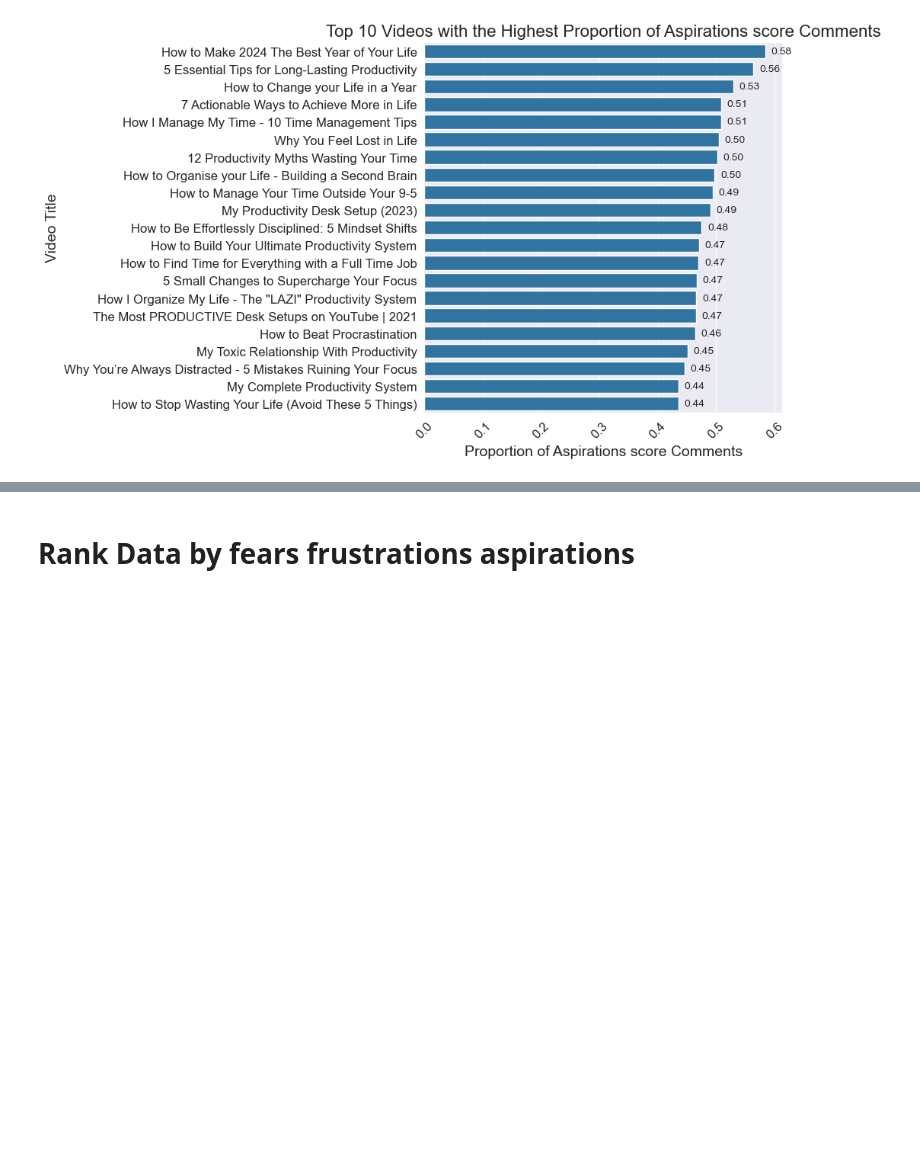
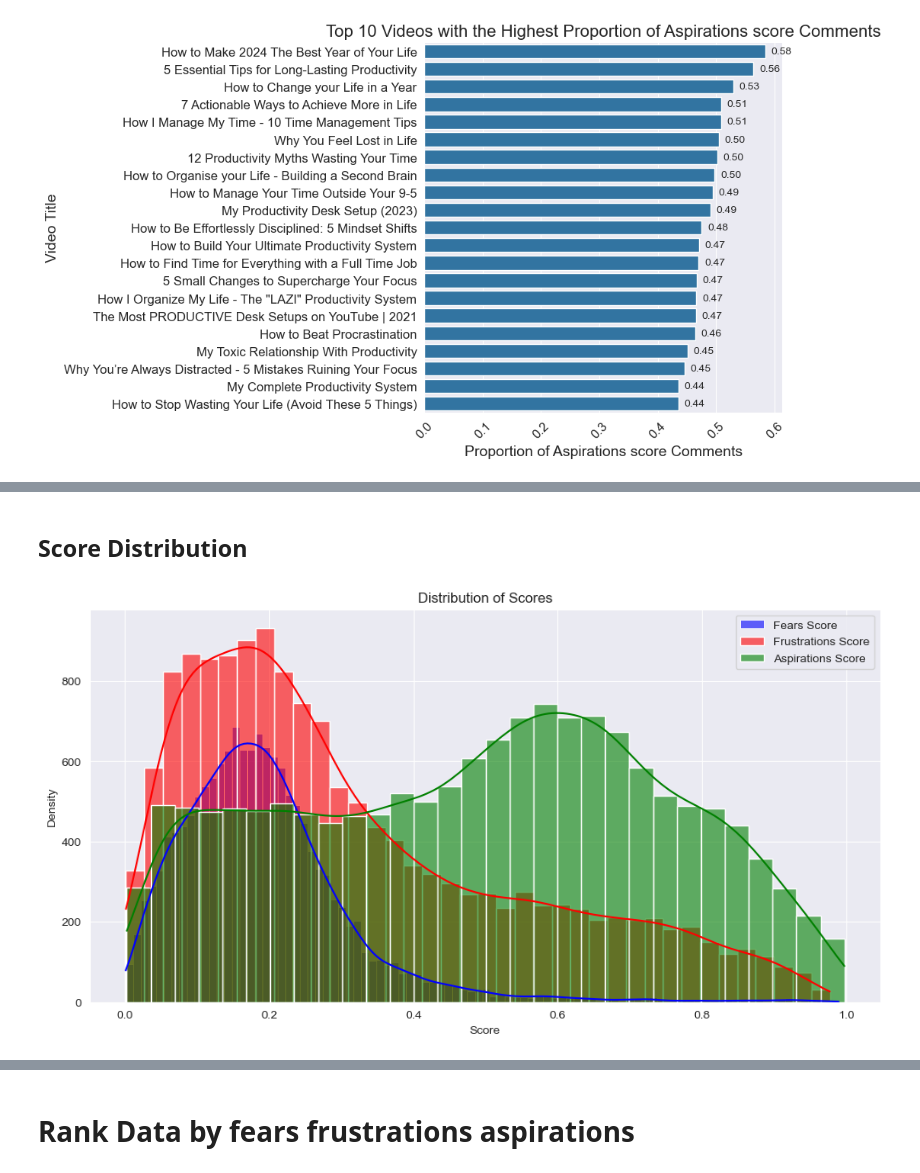
Before and after one commit to SiddhantG11/YouTube_Analysis, a Jupyter notebook: analysis.ipynb, the cells around one changed output, grey strips where cells are left out. Drawn from its saved outputs; the diff is of its cells as text; code cells hidden in the pictures; blank space fills up the shorter version.

```diff
--- a/analysis.ipynb
+++ b/analysis.ipynb
@@ -114,0 +227,14 @@ plt.show()
+# %% [markdown]
+## Score Distribution
+# %%
+plt.figure(figsize=(12, 6))
+sns.histplot(df['fears_score'], kde=True, color='blue', label='Fears Score', alpha=0.6)
+sns.histplot(df['frustrations_score'], kde=True, color='red', label='Frustrations Score', alpha=0.6)
+sns.histplot(df['aspirations_score'], kde=True, color='green', label='Aspirations Score', alpha=0.6)
+plt.xlabel('Score')
+plt.ylabel('Density')
+plt.title('Distribution of Scores')
+plt.legend()
+plt.show()
+# %% [output]
+[figure, added]
```
Also changed, not shown: parts of 41 cells of this notebook.
